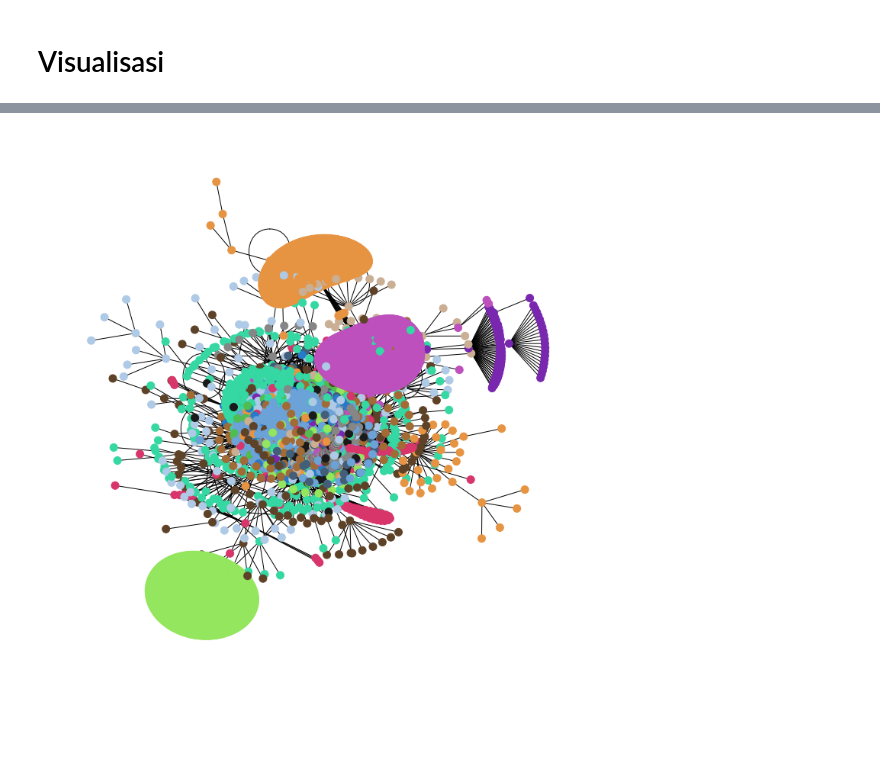
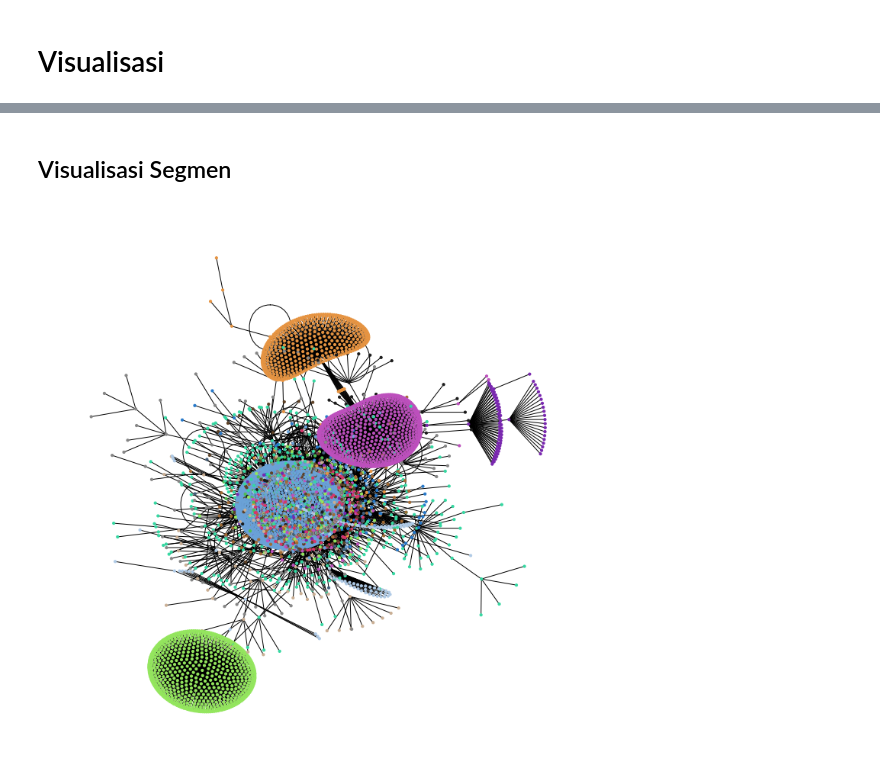
Before and after one commit to BennoAlif/sna, a Jupyter notebook: final-revised.ipynb, the cells around one changed output, grey strips where cells are left out. Saved outputs shown, nothing was run; the diff lists cells and outputs as text; code cells hidden in the pictures; blank space fills up the shorter version.

```diff
--- a/final-revised.ipynb
+++ b/final-revised.ipynb
@@ -93,6 +122,6 @@ memory usage: 618.5+ KB
 # %%
-user_mentions_df = tweets_mention_df.rename(columns={"username": "source", "mention_username": "target"})
-user_mentions_df = user_mentions_df[["source", "target", "context_annotations"]]
+user_mentions_df = tweets_mention_df.rename(columns={"username": "username", "mention_username": "target"})
+user_mentions_df = user_mentions_df[["username", "target", "text"]]
 user_mentions_df = user_mentions_df.drop_duplicates(keep= 'first', ignore_index=True)
 user_mentions_df.info()
 # %% [output]
@@ -139,3 +174,6 @@ G = nx.from_pandas_edgelist(final_df, 'source', 'target')
+# %%
+# Pemilihan atribut yang akan digunakan
+G = nx.from_pandas_edgelist(final_df, 'username', 'target')
 # %%
 pos = nx.kamada_kawai_layout(G)
 # %% [markdown]
@@ -158,7 +196,7 @@ Jumlah edges 6541
 Density 0.00025196829768084003
 Jumlah connected component 1032
 # %%
-# Deteksi komunitas menggunakan modularity
-communities = sorted(nx_comm.greedy_modularity_communities(G), key=len, reverse=True)
+# Deteksi komunitas menggunakan algoritma louvain
+communities = sorted(nx_comm.louvain_communities(G), key=len, reverse=True)
 nx_comm.modularity(G, communities)
 # %% [output]
@@ -176,3 +227,5 @@ nx.set_node_attributes(G, modularity_dict, 'modularity')
+# %% [markdown]
+## Visualisasi Segmen
 # %%
 # Membuat fungsi komunitas
 def set_node_community(G, communities):
@@ -180,7 +233,7 @@ def set_node_community(G, communities):
     for c, v_c in enumerate(communities):
         for v in v_c:
             # Add 1 to save 0 for external edges
-            G.nodes[v]['community'] = c + 1
+            G.nodes[v]['group'] = c + 1
 
 # Membuat fungsi warna
 def get_color(i, r_off=1, g_off=1, b_off=1):
@@ -198,19 +251,14 @@ def get_color(i, r_off=1, g_off=1, b_off=1):
 community = set_node_community(G, communities)
 
 # Menetapkan warna node
-node_color = [get_color(G.nodes[v]['community']) for v in G.nodes]
+node_color = [get_color(G.nodes[v]['group']) for v in G.nodes]
 # %%
 # Memvisualisasikan jaringan
 plt.figure(figsize=(10,10))
 nx.draw(G, with_labels=False,
         node_color=node_color,
-        node_size=100,
-        # arrowstyle='->', arrowsize=20,
-        # font_size=9,
+        node_size=10,
         cmap=plt.get_cmap('jet'),
         pos=pos)
-
-# for node, (x, y) in pos.items():
-#     plt.text(x, y, node, fontsize=d[node]*70, ha='center', va='center', color="black")
 # %% [output]
-[figure, old version]
+[figure, new version]
```
Also changed, not shown: parts of 26 cells of this notebook.
